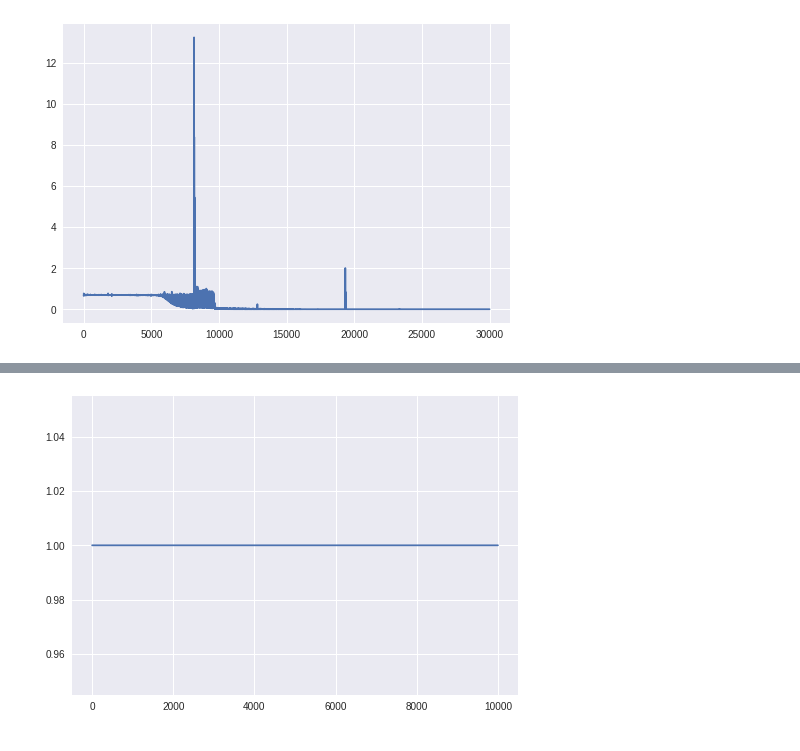
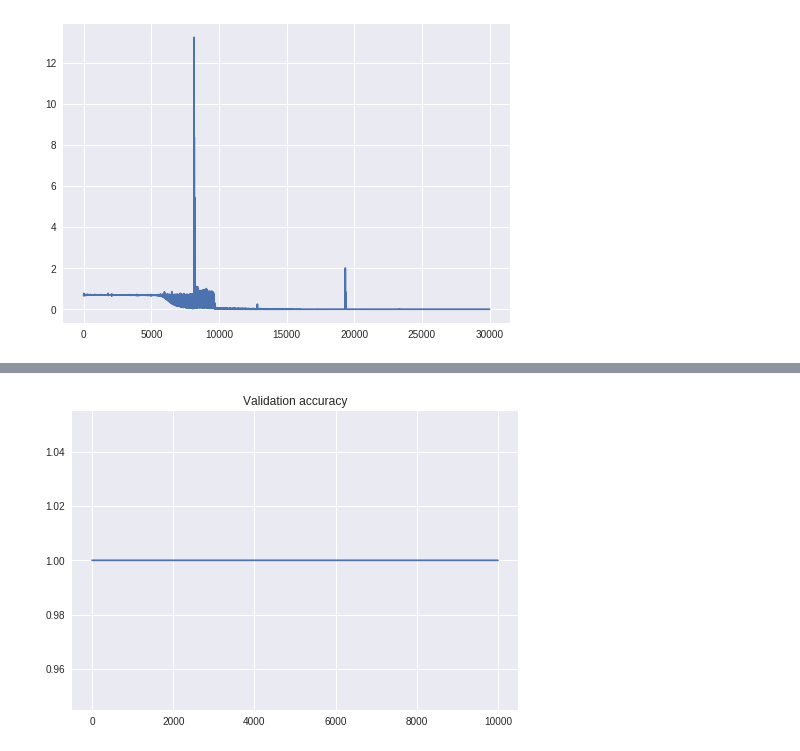
Before and after one commit to sthalles/xor-lstm, a Jupyter notebook: XOR_LSTM_DYNAMIC_SEQ_LEN.ipynb, the cells around one changed output, grey strips where cells are left out. Cells and saved outputs as stored; diff of their text form; code cells hidden in the pictures.

```diff
--- a/XOR_LSTM_DYNAMIC_SEQ_LEN.ipynb
+++ b/XOR_LSTM_DYNAMIC_SEQ_LEN.ipynb
@@ -269,5 +270,6 @@ Test Mean acc: 1.0
 # %%
 plt.plot(validation_acc)
+plt.title("Validation accuracy")
 plt.show()
 # %% [output]
-[figure, old version]
+[figure, new version]
```
Also changed, not shown: parts of 1 cell of this notebook.
